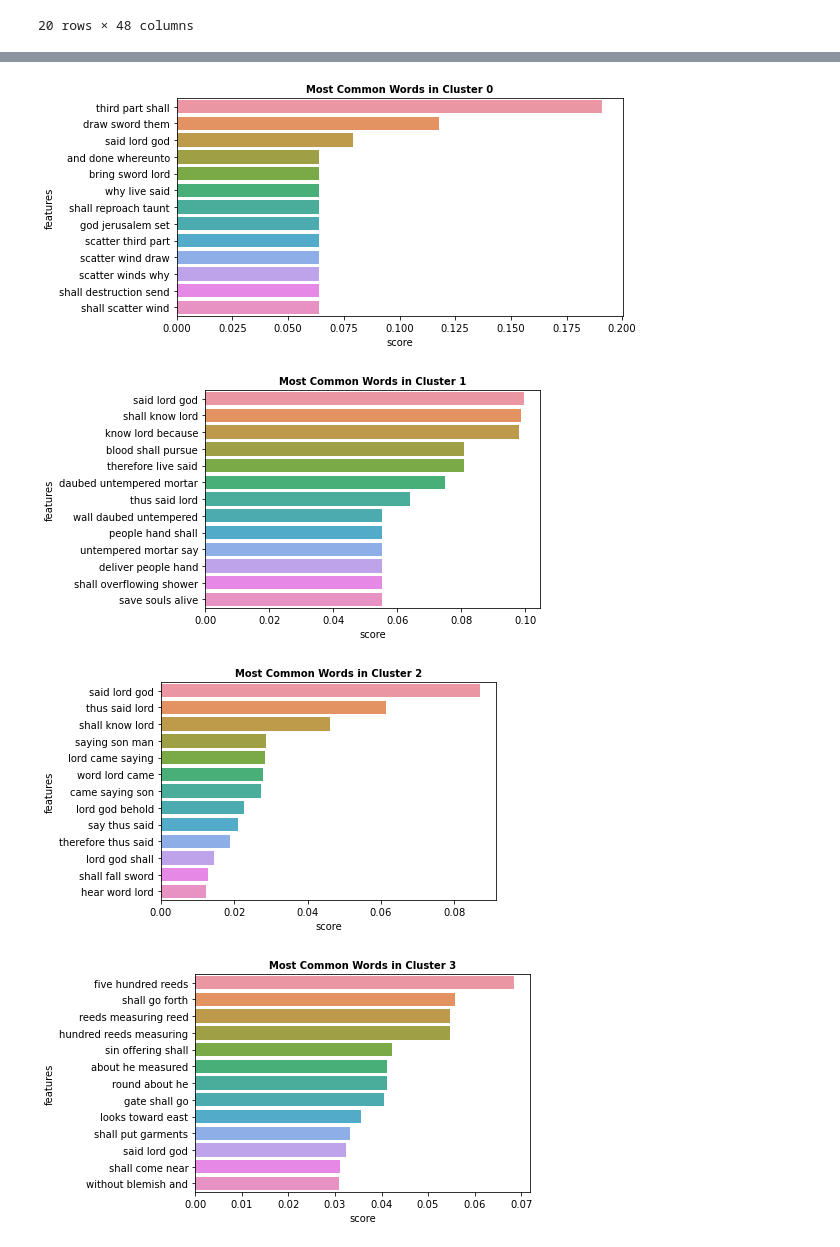
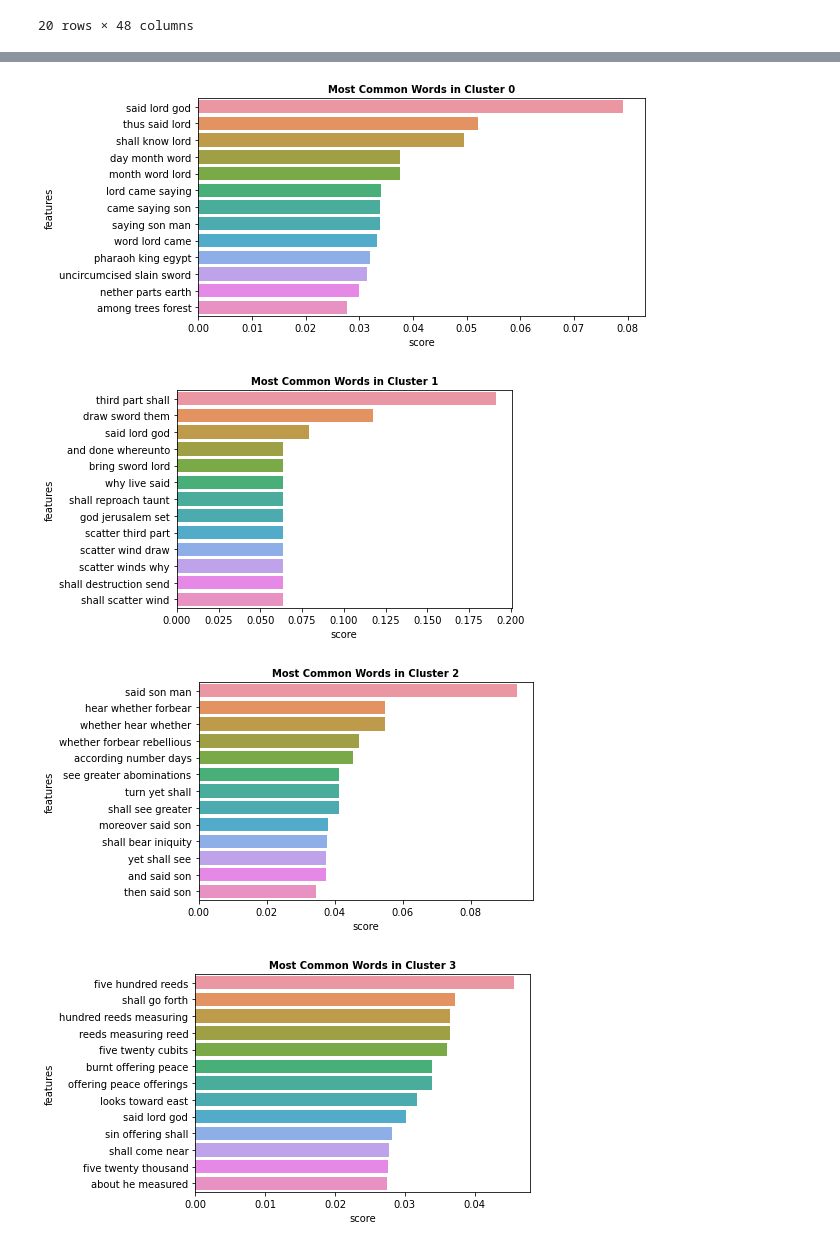
Before and after one commit to Bruno-cesar-dout/Versao_de_experimentos, a Jupyter notebook: Experimento_Ezequiel_Cap_por_Cap.ipynb, the cells around one changed output, grey strips where cells are left out. Saved outputs shown, nothing was run; the diff lists cells and outputs as text; code cells hidden in the pictures.

```diff
--- a/Experimento_Ezequiel_Cap_por_Cap.ipynb
+++ b/Experimento_Ezequiel_Cap_por_Cap.ipynb
@@ -294,7 +298,7 @@ def silhouette(kmeans_dict, df, plot=False):
 
         if(plot): plotSilhouette(df, n_clusters, kmeans_labels, silhouette_avg)
 # %%
-k = 10
+k = 8
 kmeans_results = run_KMeans(k, final_df)
 # %%
 silhouette(kmeans_results, final_df, plot=True)
@@ -329,16 +331,16 @@ def plotWords(dfs, n_feats):
         sns.barplot(x = 'score' , y = 'features', orient = 'h' , data = dfs[i][:n_feats])
         plt.show()
 # %%
-best_result = 10
+best_result = 8
 kmeans = kmeans_results.get(best_result)
 
 final_df_array = final_df.to_numpy()
 prediction = kmeans.predict(final_df)
 n_feats = 20
 dfs = get_top_features_cluster(final_df_array, prediction, n_feats)
 plotWords(dfs, 13)
 # %% [output]
-[figure, old version]
+[figure, new version]
-[figure, old version]
+[figure, new version]
-[figure, old version]
+[figure, new version]
-[figure, old version]
+[figure, new version]
```
Also changed, not shown: parts of 8 cells of this notebook.
